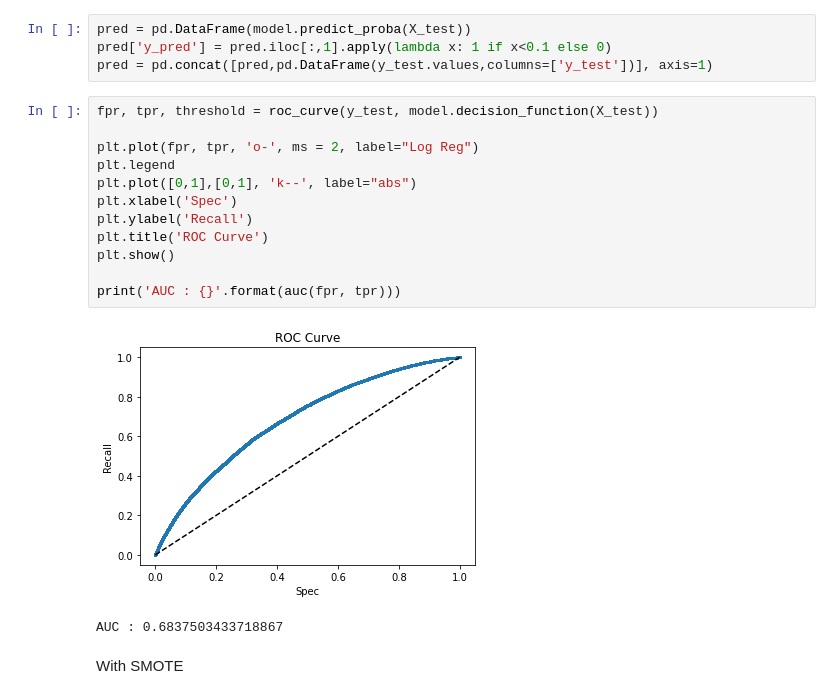
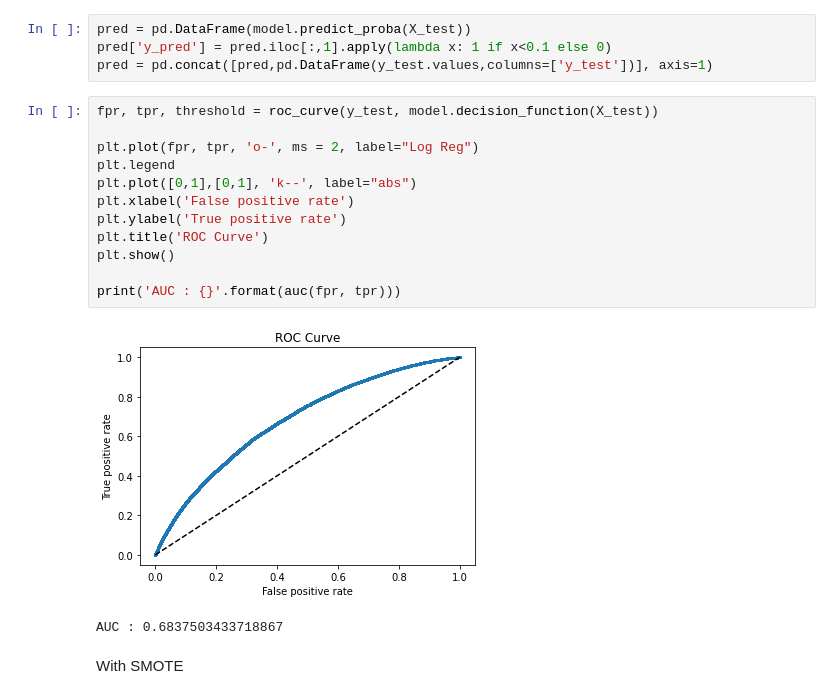
Before and after one commit to Rajat-Gaur/Credit-Card-Fraud-Detection, a Jupyter notebook: Welcome_To_Colaboratory.ipynb, the cells around one changed output. Cells and saved outputs as stored; diff of their text form.

```diff
--- a/Welcome_To_Colaboratory.ipynb
+++ b/Welcome_To_Colaboratory.ipynb
@@ -1077,17 +1073,17 @@ pred = pd.concat([pred,pd.DataFrame(y_test.values,columns=['y_test'])], axis=1)
 # %%
 fpr, tpr, threshold = roc_curve(y_test, model.decision_function(X_test))
 
 plt.plot(fpr, tpr, 'o-', ms = 2, label="Log Reg")
 plt.legend
 plt.plot([0,1],[0,1], 'k--', label="abs")
-plt.xlabel('Spec')
-plt.ylabel('Recall')
+plt.xlabel('False positive rate')
+plt.ylabel('True positive rate')
 plt.title('ROC Curve')
 plt.show()
 
 print('AUC : {}'.format(auc(fpr, tpr)))
 # %% [output]
-[figure, old version]
+[figure, new version]
 AUC : 0.6837503433718867
 # %% [markdown]
 With SMOTE
```
Also changed, not shown: parts of 7 cells of this notebook.
